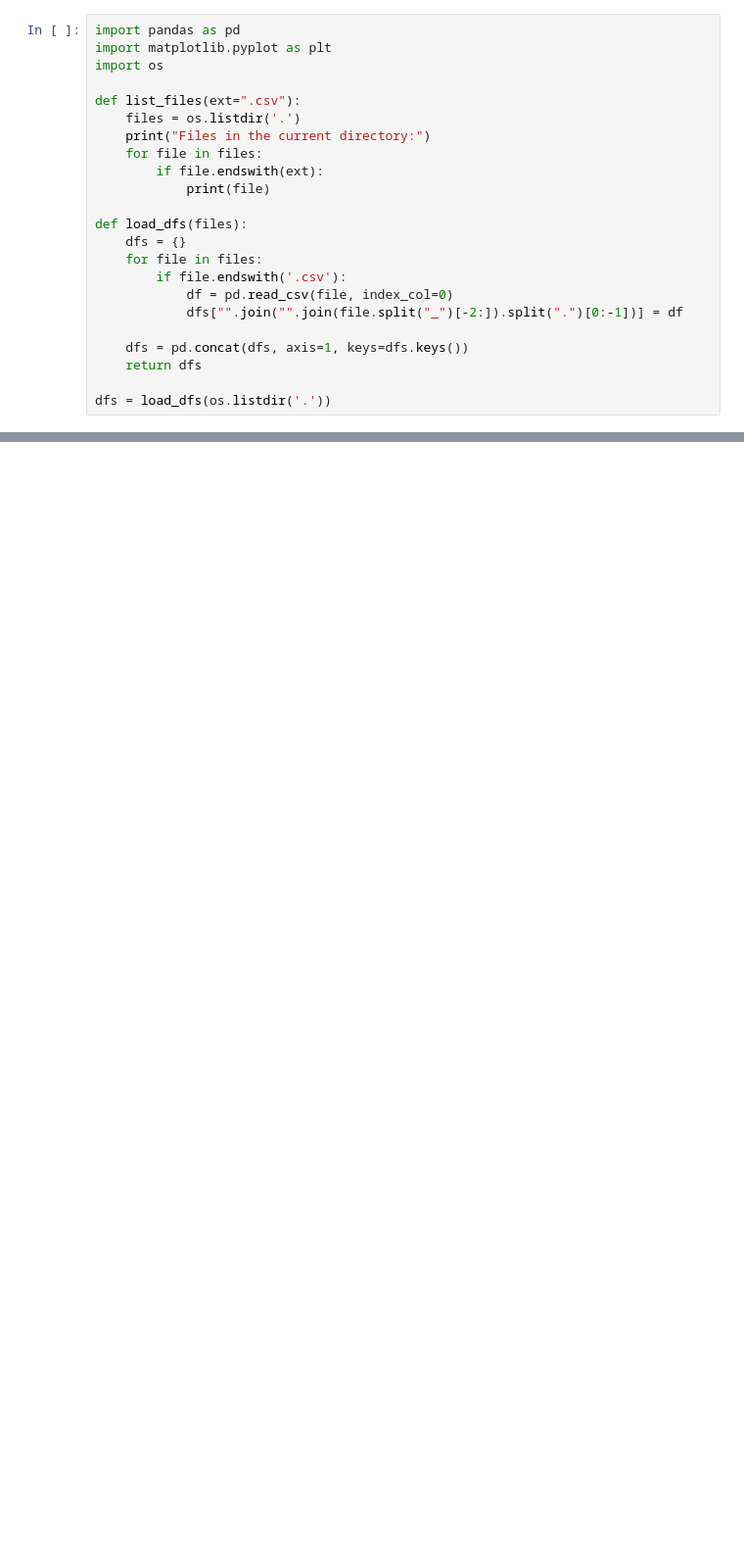
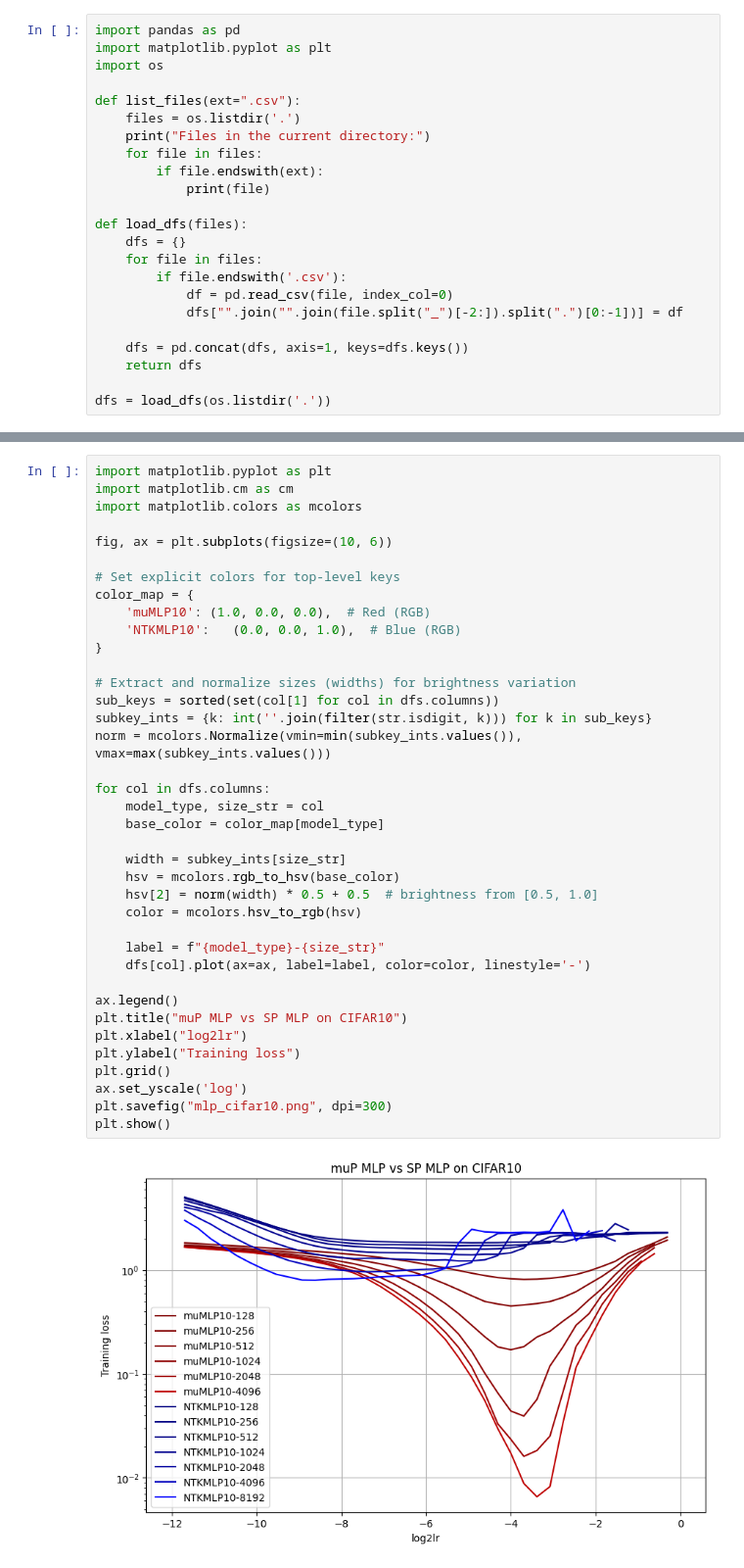
Before and after one commit to Laz4rz/mup-abc, a Jupyter notebook: examples/MLP/results/compare_results.ipynb, the cells around one changed output, grey strips where cells are left out. Shown at 98% size. Drawn from its saved outputs; the diff is of its cells as text; blank space fills up the shorter version.

```diff
--- a/examples/MLP/results/compare_results.ipynb
+++ b/examples/MLP/results/compare_results.ipynb
@@ -62,0 +100,40 @@ plt.show()
+# %%
+import matplotlib.pyplot as plt
+import matplotlib.cm as cm
+import matplotlib.colors as mcolors
+
+fig, ax = plt.subplots(figsize=(10, 6))
+
+# Set explicit colors for top-level keys
+color_map = {
+    'muMLP10': (1.0, 0.0, 0.0),  # Red (RGB)
+    'NTKMLP10':   (0.0, 0.0, 1.0),  # Blue (RGB)
+}
+
+# Extract and normalize sizes (widths) for brightness variation
+sub_keys = sorted(set(col[1] for col in dfs.columns))
+subkey_ints = {k: int(''.join(filter(str.isdigit, k))) for k in sub_keys}
+norm = mcolors.Normalize(vmin=min(subkey_ints.values()), vmax=max(subkey_ints.values()))
+
+for col in dfs.columns:
+    model_type, size_str = col
+    base_color = color_map[model_type]
+
+    width = subkey_ints[size_str]
+    hsv = mcolors.rgb_to_hsv(base_color)
+    hsv[2] = norm(width) * 0.5 + 0.5  # brightness from [0.5, 1.0]
+    color = mcolors.hsv_to_rgb(hsv)
+
+    label = f"{model_type}-{size_str}"
+    dfs[col].plot(ax=ax, label=label, color=color, linestyle='-')
+
+ax.legend()
+plt.title("muP MLP vs SP MLP on CIFAR10")
+plt.xlabel("log2lr")
+plt.ylabel("Training loss")
+plt.grid()
+ax.set_yscale('log')
+plt.savefig("mlp_cifar10.png", dpi=300)
+plt.show()
+# %% [output]
+[figure, added]
```
Also changed, not shown: parts of 3 cells of this notebook, 2 other files.
